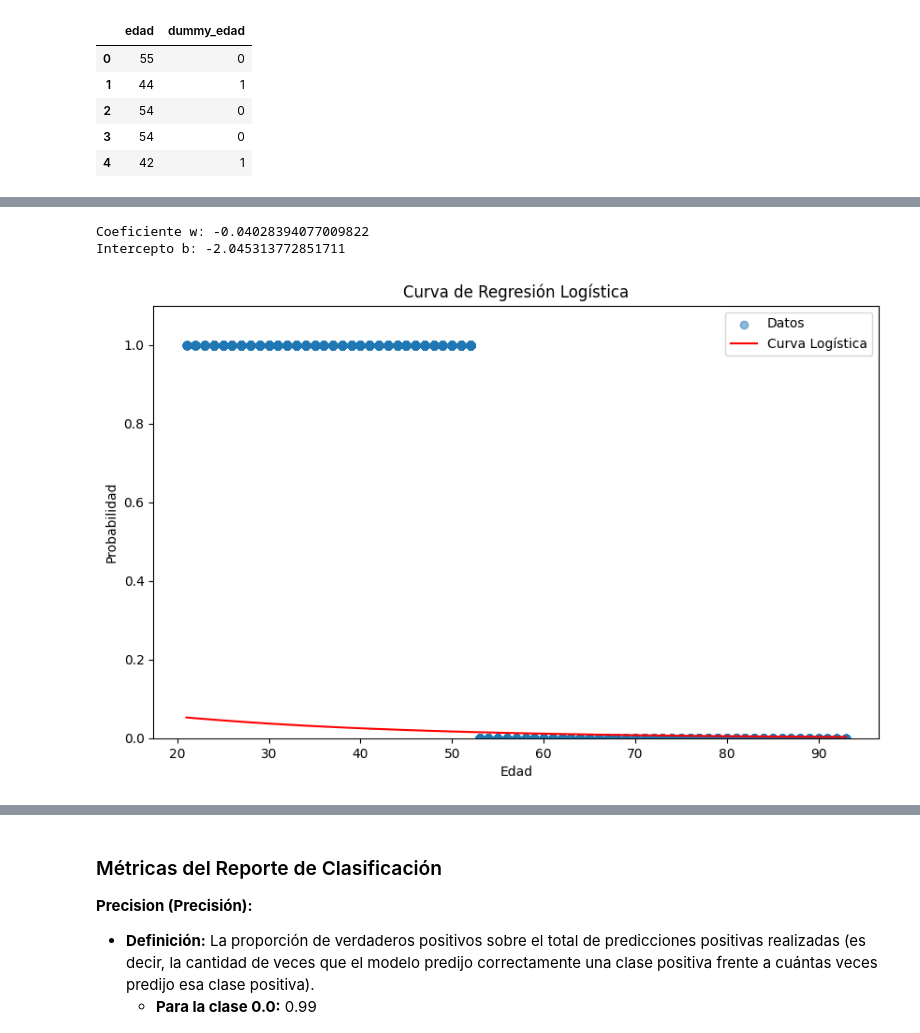
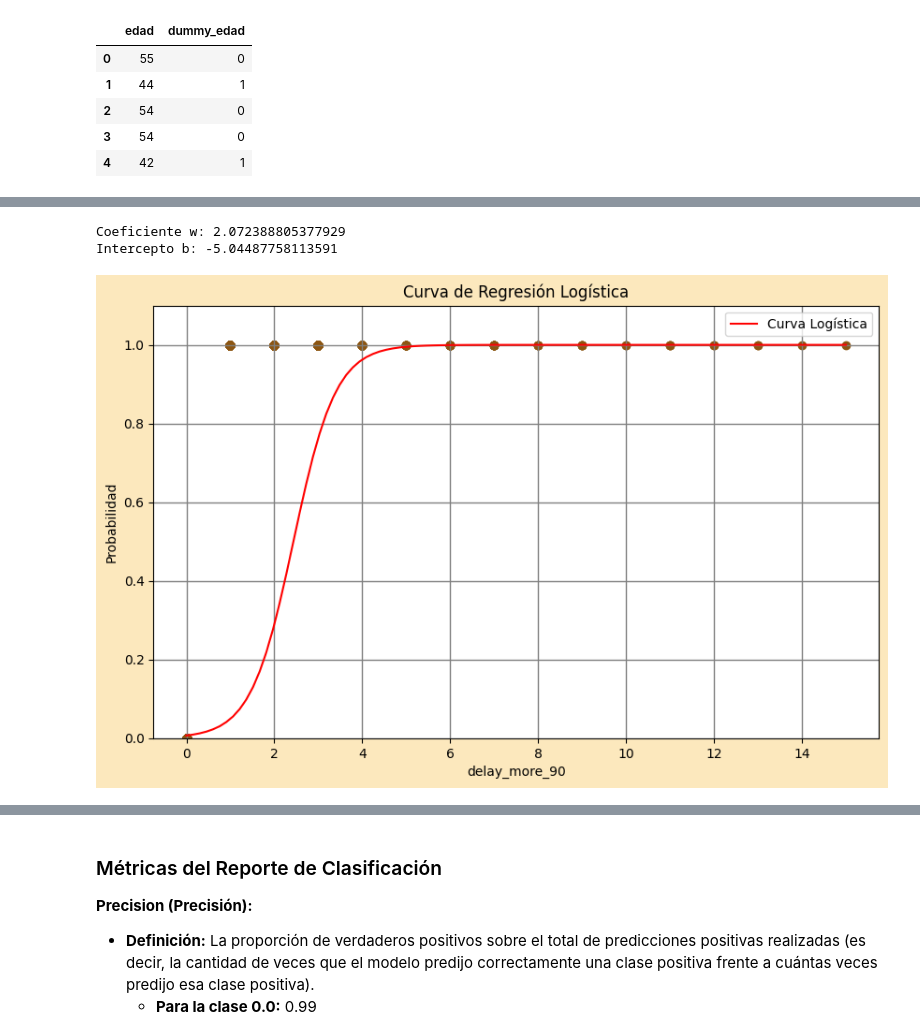
Before and after one commit to osirisberbesia/laboratoria-riesgo-relativo, a Jupyter notebook: Proyecto3_RiesgoRelativo_Hito3.ipynb, the cells around one changed output, grey strips where cells are left out. Cells and saved outputs as stored; diff of their text form; code cells hidden in the pictures.

```diff
--- a/Proyecto3_RiesgoRelativo_Hito3.ipynb
+++ b/Proyecto3_RiesgoRelativo_Hito3.ipynb
@@ -144,32 +150,38 @@ Name: edad, dtype: Float64
 # %%
-X = train[['edad']].values  # Variable predictora continua
+X = train[['delay_more_90']].values  # Variable predictora continua
 y = train['flag'].values  # Variable objetivo binaria
 
 
 model = LogisticRegression()
 model.fit(X, y)
 
 w = model.coef_[0][0]
 b = model.intercept_[0]
 
 print(f'Coeficiente w: {w}')
 print(f'Intercepto b: {b}')
 
 
 x = np.linspace(X.min(), X.max(), 100)
 y_prob = 1 / (1 + np.exp(-(w * x + b)))
 
 # Gráfica de la recta
 plt.figure(figsize=(10, 6))
-plt.scatter(train['edad'], train['dummy_edad'], alpha=0.5, label='Datos')
+
 plt.plot(x, y_prob, '-r', label='Curva Logística')
 plt.ylim(0, 1.1)
-plt.xlabel('Edad')
+plt.xlabel('delay_more_90')
 plt.ylabel('Probabilidad')
 plt.title('Curva de Regresión Logística')
 plt.legend()
+
+plt.scatter(train['delay_more_90'], train['dummy_more_90'], color='#8C5511', label='Datos Reales')  # Color de los datos reales
+plt.grid(True, color='grey', linestyle='-', linewidth=1)  # Color y grosor de la cuadrícula
+plt.gca().patch.set_facecolor('white')  # Color de fondo del área de los ejes
+plt.gcf().set_facecolor('#fce8bd')  # Color de fondo de la figura
+
 plt.show()
 # %% [output]
-Coeficiente w: -0.04028394077009822
-Intercepto b: -2.045313772851711
+Coeficiente w: 2.072388805377929
+Intercepto b: -5.04487758113591
-[figure, old version]
+[figure, new version]
```
Also changed, not shown: parts of 7 cells of this notebook.
